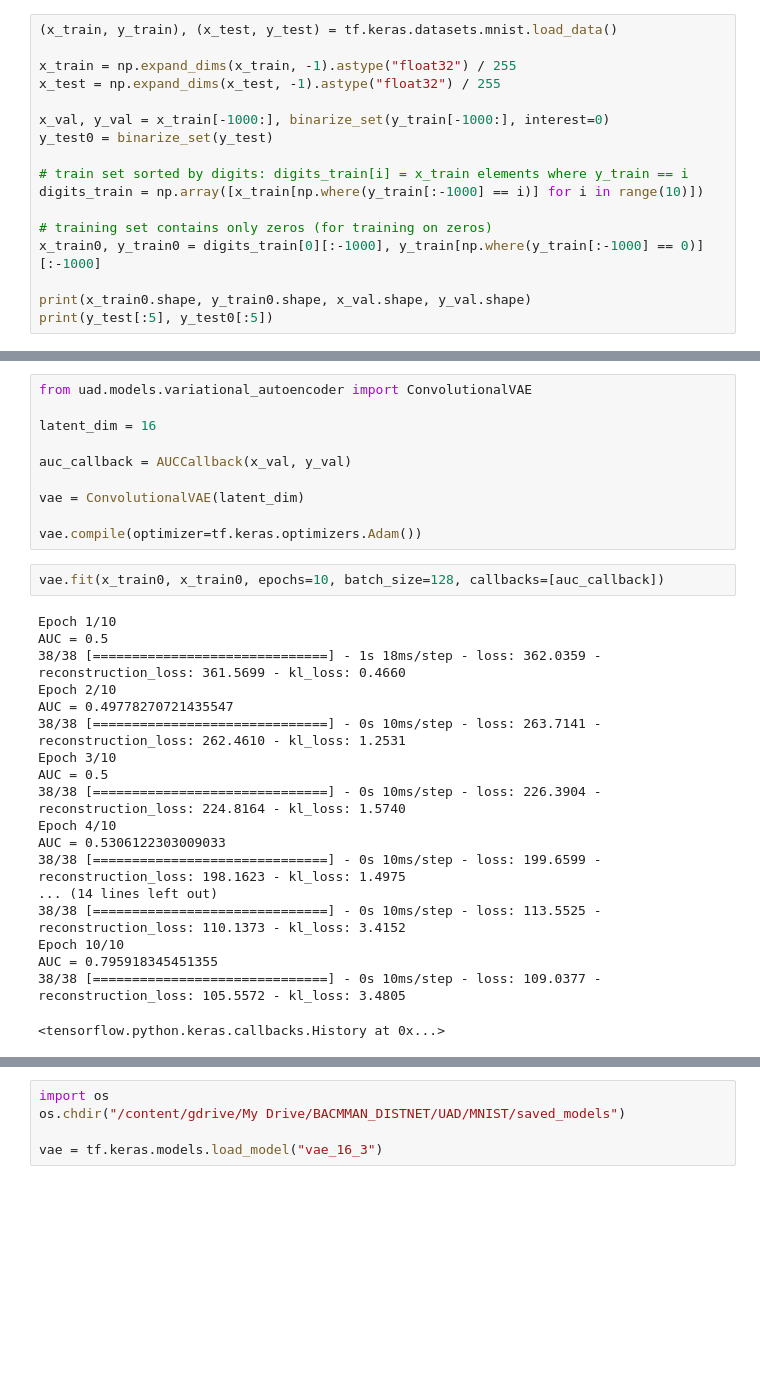
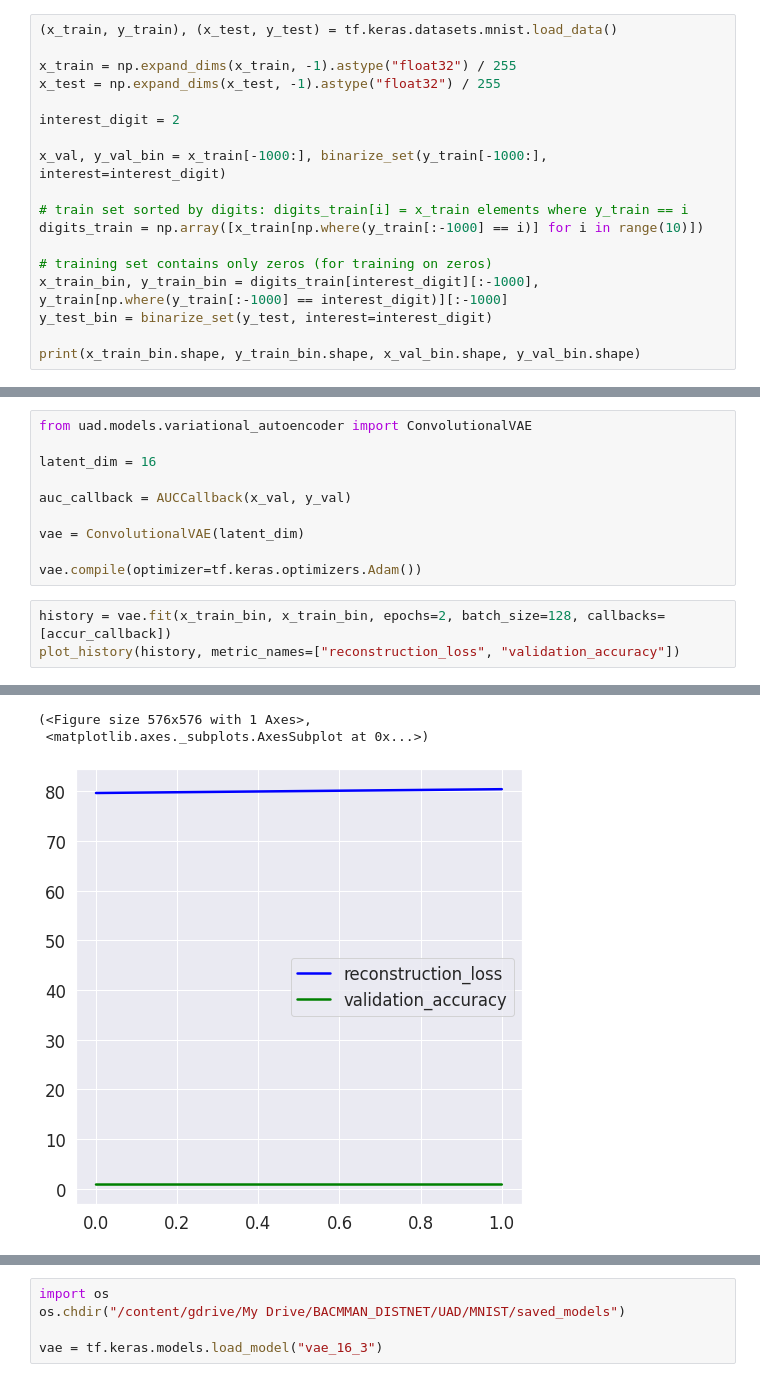
Before and after one commit to hugovaysset/MNIST_UAD, a Jupyter notebook: one_vs_all/introduction.ipynb, the cells around one changed output, grey strips where cells are left out. Drawn from its saved outputs; the diff is of its cells as text; blank space fills up the shorter version.

```diff
--- a/one_vs_all/introduction.ipynb
+++ b/one_vs_all/introduction.ipynb
@@ -52,15 +48,16 @@ NVIDIA-SMI has failed because it couldn't communicate with the NVIDIA driver. Ma
 x_train = np.expand_dims(x_train, -1).astype("float32") / 255
 x_test = np.expand_dims(x_test, -1).astype("float32") / 255
 
-x_val, y_val = x_train[-1000:], binarize_set(y_train[-1000:], interest=0)
-y_test0 = binarize_set(y_test)
+interest_digit = 2
+
+x_val, y_val_bin = x_train[-1000:], binarize_set(y_train[-1000:], interest=interest_digit)
 
 # train set sorted by digits: digits_train[i] = x_train elements where y_train == i
 digits_train = np.array([x_train[np.where(y_train[:-1000] == i)] for i in range(10)])
 
 # training set contains only zeros (for training on zeros)
-x_train0, y_train0 = digits_train[0][:-1000], y_train[np.where(y_train[:-1000] == 0)][:-1000]
+x_train_bin, y_train_bin = digits_train[interest_digit][:-1000], y_train[np.where(y_train[:-1000] == interest_digit)][:-1000]
+y_test_bin = binarize_set(y_test, interest=interest_digit)
 
-print(x_train0.shape, y_train0.shape, x_val.shape, y_val.shape)
-print(y_test[:5], y_test0[:5])
+print(x_train_bin.shape, y_train_bin.shape, x_val_bin.shape, y_val_bin.shape)
 # %% [output]
@@ -82,24 +76,7 @@ auc_callback = AUCCallback(x_val, y_val)
 vae = ConvolutionalVAE(latent_dim)
 
 vae.compile(optimizer=tf.keras.optimizers.Adam())
-# %%
-vae.fit(x_train0, x_train0, epochs=10, batch_size=128, callbacks=[auc_callback])
-# %% [output]
-Epoch 1/10
-AUC = 0.5
-38/38 [==============================] - 1s 18ms/step - loss: 362.0359 - reconstruction_loss: 361.5699 - kl_loss: 0.4660
-Epoch 2/10
-AUC = 0.49778270721435547
-38/38 [==============================] - 0s 10ms/step - loss: 263.7141 - reconstruction_loss: 262.4610 - kl_loss: 1.2531
-Epoch 3/10
-AUC = 0.5
-38/38 [==============================] - 0s 10ms/step - loss: 226.3904 - reconstruction_loss: 224.8164 - kl_loss: 1.5740
-Epoch 4/10
-AUC = 0.5306122303009033
-38/38 [==============================] - 0s 10ms/step - loss: 199.6599 - reconstruction_loss: 198.1623 - kl_loss: 1.4975
-... (14 lines left out)
-38/38 [==============================] - 0s 10ms/step - loss: 113.5525 - reconstruction_loss: 110.1373 - kl_loss: 3.4152
-Epoch 10/10
-AUC = 0.795918345451355
-38/38 [==============================] - 0s 10ms/step - loss: 109.0377 - reconstruction_loss: 105.5572 - kl_loss: 3.4805
-<tensorflow.python.keras.callbacks.History at 0x...>
+# %%
+history = vae.fit(x_train_bin, x_train_bin, epochs=2, batch_size=128, callbacks=[accur_callback])
+plot_history(history, metric_names=["reconstruction_loss", "validation_accuracy"])
+# %% [output]
@@ -106,2 +87,5 @@ AUC = 0.795918345451355
+(<Figure size 576x576 with 1 Axes>,
+ <matplotlib.axes._subplots.AxesSubplot at 0x...>)
+[figure, added]
 # %%
 # tf.keras.models.save_model(vae, "saved_models/vae_4x4x16_trained_0")
```
Also changed, not shown: parts of 4 cells of this notebook.
